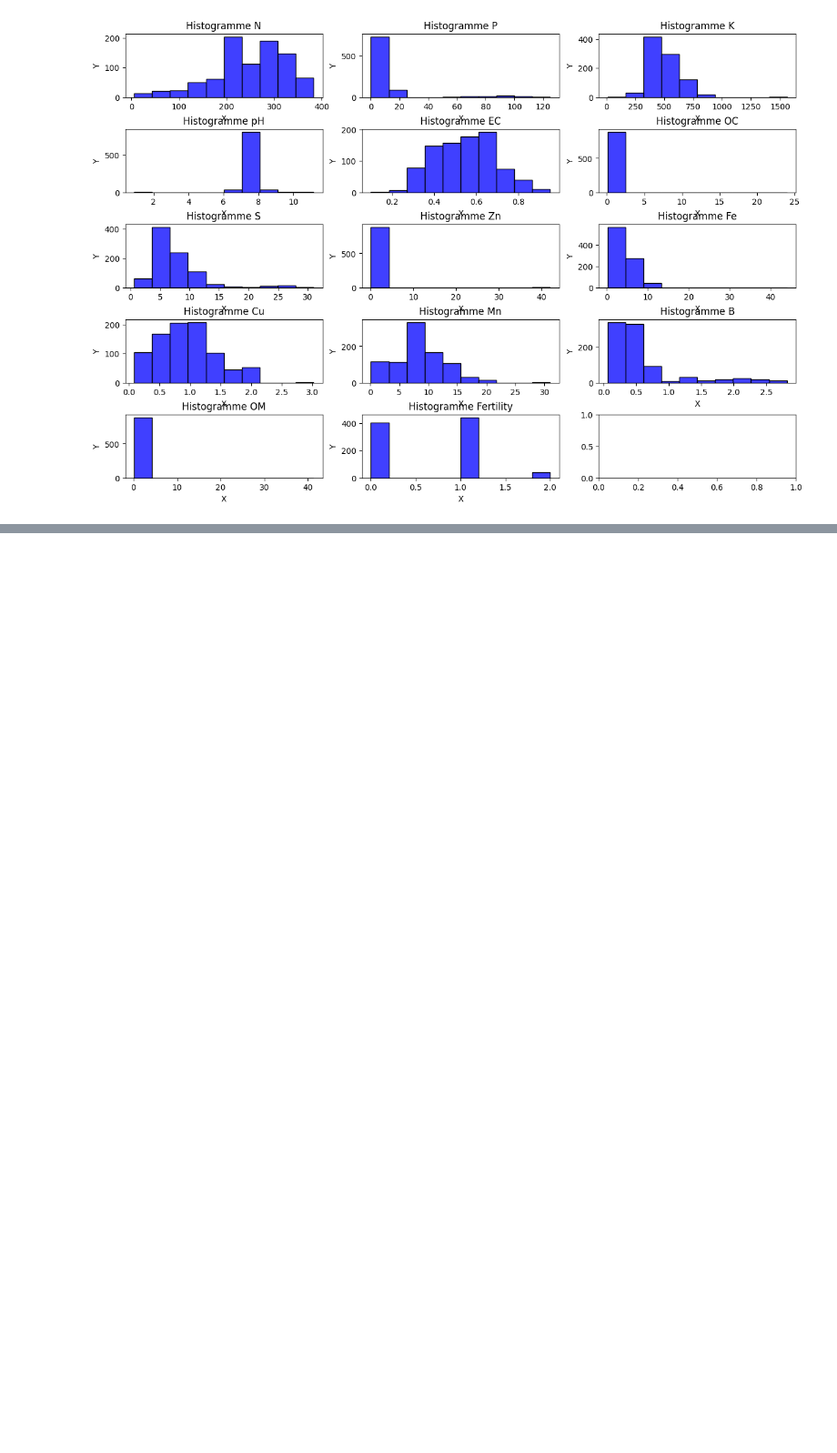
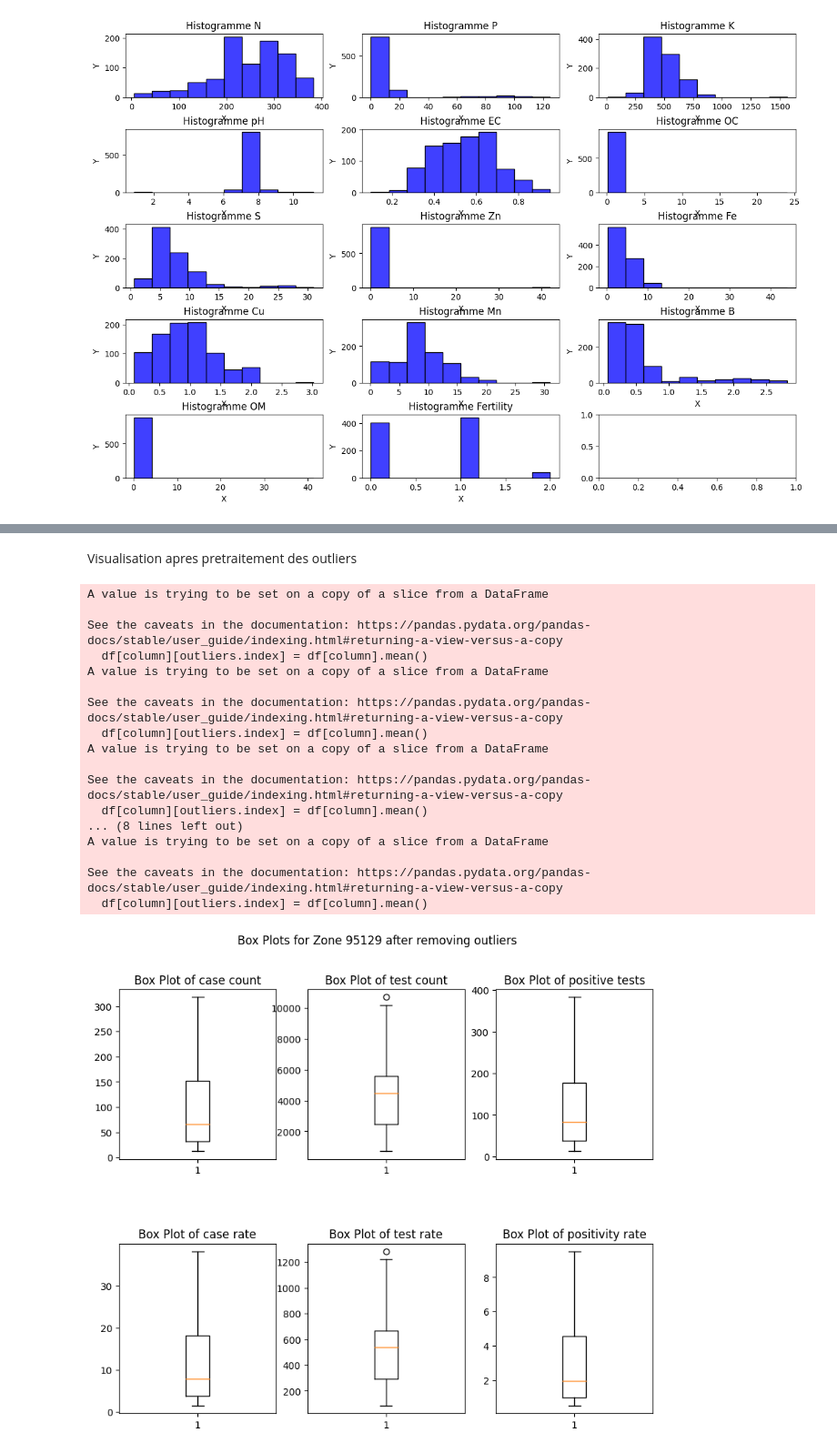
Before and after one commit to Katia-LOUNAS/Data_Mining, a Jupyter notebook: Preprocessing.ipynb, the cells around one changed output, grey strips where cells are left out. Shown at 91% size. Drawn from its saved outputs; the diff is of its cells as text; code cells hidden in the pictures; blank space fills up the shorter version.

```diff
--- a/Preprocessing.ipynb
+++ b/Preprocessing.ipynb
@@ -150,0 +303,35 @@ plt.show()
+# %% [markdown]
+Visualisation apres pretraitement des outliers
+# %%
+filtrated_dfs = []
+for zone in zones:
+    df = new_data[new_data['zcta'] == zone]
+    for attribute in columns:
+        outliers_mean(df, attribute)
+    filtrated_dfs.append(df)
+    fig, axs = plt.subplots(2, 3, figsize=(10, 8))
+    fig.subplots_adjust(hspace=0.5)
+    for i, attribute in enumerate(columns):
+       row, col = divmod(i, 3)
+       box_plot_matplotlib(df, attribute, axs[row, col])
+    plt.suptitle(f'Box Plots for Zone {zone} after removing outliers')
+    plt.show()
+# %% [output]
+A value is trying to be set on a copy of a slice from a DataFrame
+
+See the caveats in the documentation: https://pandas.pydata.org/pandas-docs/stable/user_guide/indexing.html#returning-a-view-versus-a-copy
+  df[column][outliers.index] = df[column].mean()
+A value is trying to be set on a copy of a slice from a DataFrame
+
+See the caveats in the documentation: https://pandas.pydata.org/pandas-docs/stable/user_guide/indexing.html#returning-a-view-versus-a-copy
+  df[column][outliers.index] = df[column].mean()
+A value is trying to be set on a copy of a slice from a DataFrame
+
+See the caveats in the documentation: https://pandas.pydata.org/pandas-docs/stable/user_guide/indexing.html#returning-a-view-versus-a-copy
+  df[column][outliers.index] = df[column].mean()
+... (8 lines left out)
+A value is trying to be set on a copy of a slice from a DataFrame
+
+See the caveats in the documentation: https://pandas.pydata.org/pandas-docs/stable/user_guide/indexing.html#returning-a-view-versus-a-copy
+  df[column][outliers.index] = df[column].mean()
+[figure, added]
```
Also changed, not shown: parts of 17 cells of this notebook, 1 other file.
